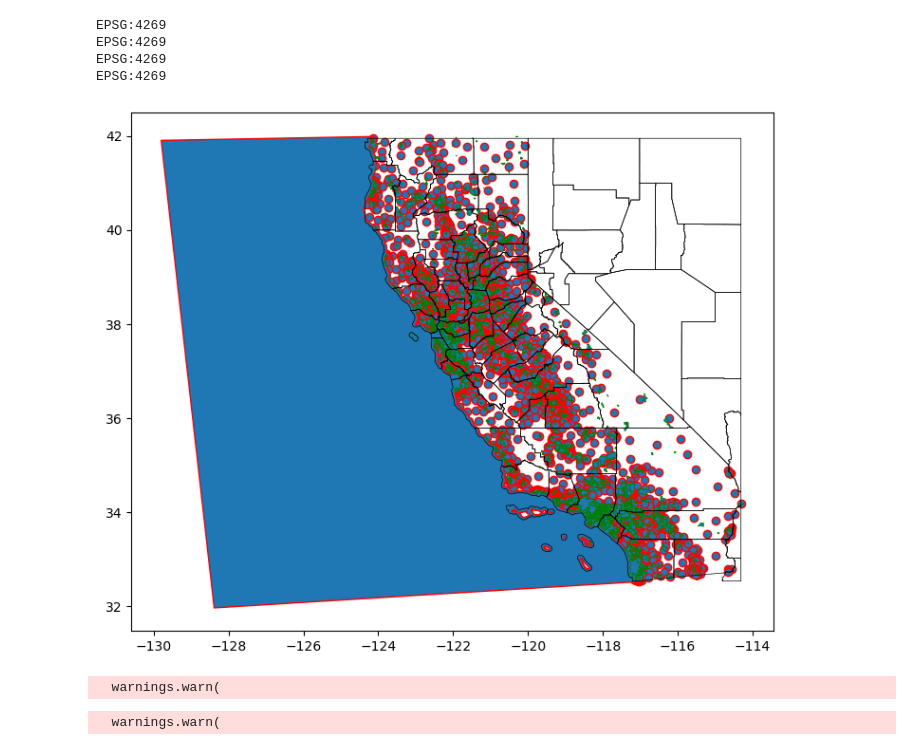
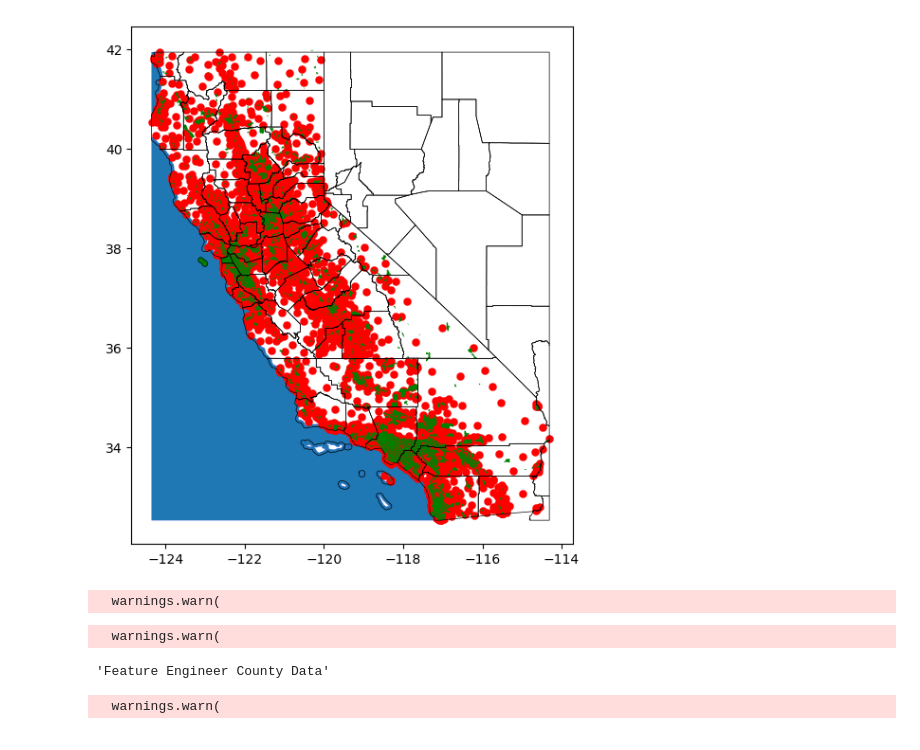
Before and after one commit to maddog19527/CS660_Project_3, a Jupyter notebook: coastline_calc.ipynb, the cells around one changed output. Cells and saved outputs as stored; diff of their text form; code cells hidden in the pictures.

Commit message:
feat: adds additional analysis of location based data

```diff
--- a/coastline_calc.ipynb
+++ b/coastline_calc.ipynb
@@ -14,45 +24,39 @@ pd.set_option('display.max_columns', None)
 pd.set_option('display.width', None)
 # %%
 '''Load Data'''
-common_crs = "EPSG:4326"
+common_crs = "EPSG:4269"
 coastline_shp = './geoData/califorina_pacific_coast-shapefile/3853-s3_2002_s3_reg_pacific_ocean.shp'
 places_shp = './geoData/ca_places/CA_Places.shp'
 counties_shp = './geoData/us_county/tl_2023_us_county.shp'
 # counties_shp = './geoData/ca_counties/CA_Counties.shp'
 
+
 coastline = gpd.read_file(coastline_shp)
 places = gpd.read_file(places_shp)
 counties = gpd.read_file(counties_shp)
 
-rawData = fetch_california_housing(as_frame=True).data
-cal_housing_geo = gpd.GeoDataFrame(rawData, geometry=gpd.points_from_xy(rawData.Longitude, rawData.Latitude), crs=common_crs)
+rawData = fetch_california_housing(as_frame=True)
+cal_housing_geo = gpd.GeoDataFrame(rawData.data, geometry=gpd.points_from_xy(rawData.data.Longitude, rawData.data.Latitude), crs=common_crs)
+cal_housing_geo['y'] = rawData.target
 # %%
 '''Standardize Cordinate Projection'''
 coastline = coastline.to_crs(common_crs)
 places = places.to_crs(common_crs)
 counties = counties.to_crs(common_crs)
-print(coastline.crs)
-print(counties.crs)
-print(places.crs)
-print(cal_housing_geo.crs)
-# %% [output]
-EPSG:4269
-EPSG:4269
-EPSG:4269
-EPSG:4269
 # %%
 '''Set geo bounding box and plot'''
 # print(cal_housing_geo.total_bounds)
 housing_bounds = cal_housing_geo.total_bounds
 counties = counties.clip(housing_bounds)
+coastline = coastline.clip(housing_bounds)
 fig, ax = plt.subplots(1, 1, figsize=(8, 6), tight_layout=True)
 
-counties.boundary.plot(ax=ax, edgecolor='black', linewidth=0.5)
-cal_housing_geo.plot(ax=ax, edgecolor='red', linewidth=1.0)
-coastline.plot(ax=ax, edgecolor='red', linewidth=1.0)
-places.plot(ax=ax, edgecolor='green', linewidth=0.5)
+coastline.plot(ax=ax, edgecolor='blue', linewidth=0.1)
+counties.boundary.plot(ax=ax, edgecolor='black', linewidth=.5)
+cal_housing_geo.plot(ax=ax, color='red', linewidth=0.1)
+places.plot(ax=ax, color='green', linewidth=1.0)
 plt.show()
 # %% [output]
-[figure, old version]
+[figure, new version]
 # %%
 '''Feature Engineer Distance from Coast'''
@@ -66,15 +64,26 @@ house_to_coast = gpd.sjoin_nearest(points, coast, how="left", distance_col="mete
 cal_housing_geo['m_to_coast'] = house_to_coast['meters']
 # %% [output]
   warnings.warn(
-# %%
-'''Feature Engineer Distance from Place of Interest'''
-# points = cal_housing_geo.to_crs("EPSG:5069")
-# places_of_interest = places.to_crs("EPSG:5069")
-
-points = cal_housing_geo
-places_of_interest = places
-
-house_to_interest = gpd.sjoin_nearest(points, places_of_interest, how="left", distance_col="meters")
-cal_housing_geo['m_to_interest'] = house_to_interest['meters']
-# %% [output]
-  warnings.warn(
+# %%
+'''Feature Engineer Distance from Census Designated Place'''
+house_to_interest = gpd.sjoin_nearest(cal_housing_geo, places, how="left", distance_col="meters")
+# cal_housing_geo['CDP'] = house_to_interest['NAME'] // The name of the CDP does not appear to impact model performance
+cal_housing_geo['m_to_CDP'] = house_to_interest['meters']
+# %% [output]
+  warnings.warn(
+# %%
+'''Feature Engineer County Data'''
+# This data point does not appear to impact model performance, but can be useful for EDA.
+# house_to_county = gpd.sjoin_nearest(cal_housing_geo, counties, how="left")
+# cal_housing_geo['county_name'] = house_to_county['NAME']
+# %% [output]
+'Feature Engineer County Data'
+# %%
+'''EDA: Color code counties by target value'''
+edaData = gpd.GeoDataFrame(rawData.data, geometry=gpd.points_from_xy(rawData.data.Longitude, rawData.data.Latitude), crs=common_crs)
+edaData['y'] = rawData.target
+
+house_to_county = gpd.sjoin_nearest(edaData, counties, how="left")
+edaData['county_name'] = house_to_county['NAME']
+# %% [output]
+  warnings.warn(
```
Also changed, not shown: parts of 9 cells of this notebook, 3 other files.
